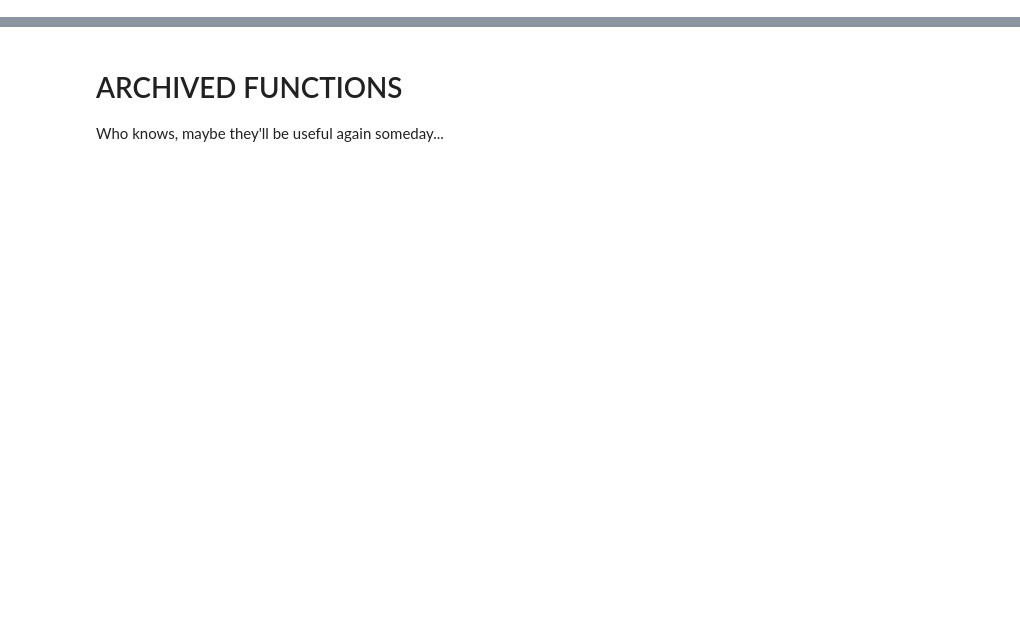
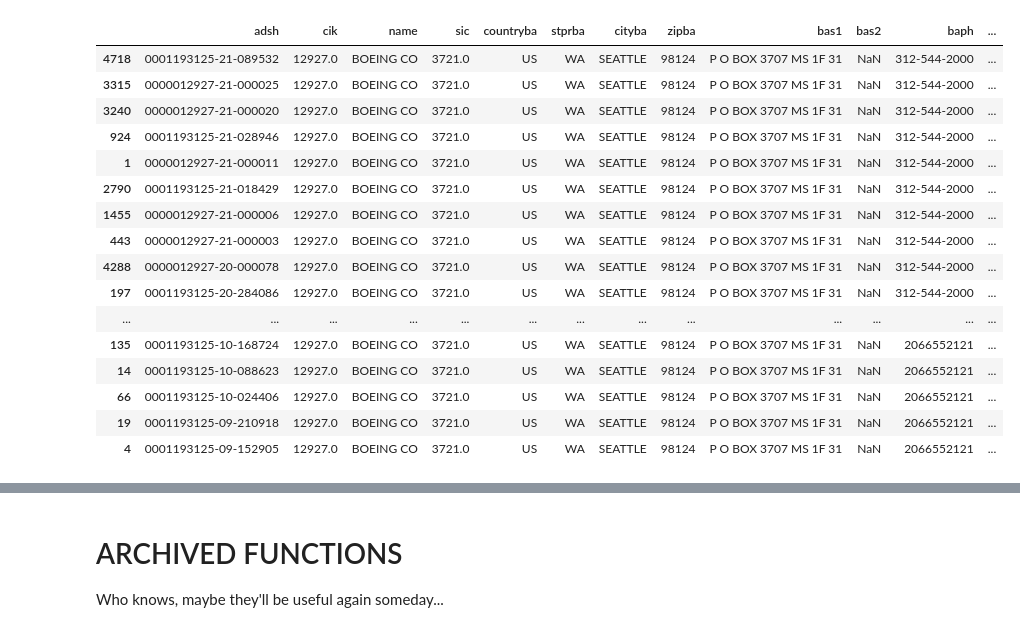
Before and after one commit to mxpoch/LPS, a Jupyter notebook: Scripts/LPS_Workbench.ipynb, the cells around one changed output, grey strips where cells are left out. Saved outputs shown, nothing was run; the diff lists cells and outputs as text; code cells hidden in the pictures; blank space fills up the shorter version.

```diff
--- a/Scripts/LPS_Workbench.ipynb
+++ b/Scripts/LPS_Workbench.ipynb
@@ -221,3 +165,6 @@ def RangedFilings(filings: CompanyFilings, statement='BS', form='10-K') -> pd.Da
     cdf.insert(len(cdf.columns)-1, 'rank', cdf.pop('rank'))
     cdf.insert(1, 'uom', cdf.pop('uom'))
     return cdf
+# %%
+%%time
+tt = CompanyFilings(ticker='ba')
@@ -223,0 +173,20 @@ def RangedFilings(filings: CompanyFilings, statement='BS', form='10-K') -> pd.Da
+# %%
+tt.sub
+# %% [output]
+|  | adsh | cik | name | sic | countryba | stprba | cityba | zipba | bas1 | bas2 | baph | ... |
+| 4718 | 0001193125-21-089532 | 12927.0 | BOEING CO | 3721.0 | US | WA | SEATTLE | 98124 | P O BOX 3707 MS 1F 31 | NaN | 312-544-2000 | ... |
+| 3315 | 0000012927-21-000025 | 12927.0 | BOEING CO | 3721.0 | US | WA | SEATTLE | 98124 | P O BOX 3707 MS 1F 31 | NaN | 312-544-2000 | ... |
+| 3240 | 0000012927-21-000020 | 12927.0 | BOEING CO | 3721.0 | US | WA | SEATTLE | 98124 | P O BOX 3707 MS 1F 31 | NaN | 312-544-2000 | ... |
+| 924 | 0001193125-21-028946 | 12927.0 | BOEING CO | 3721.0 | US | WA | SEATTLE | 98124 | P O BOX 3707 MS 1F 31 | NaN | 312-544-2000 | ... |
+| 1 | 0000012927-21-000011 | 12927.0 | BOEING CO | 3721.0 | US | WA | SEATTLE | 98124 | P O BOX 3707 MS 1F 31 | NaN | 312-544-2000 | ... |
+| 2790 | 0001193125-21-018429 | 12927.0 | BOEING CO | 3721.0 | US | WA | SEATTLE | 98124 | P O BOX 3707 MS 1F 31 | NaN | 312-544-2000 | ... |
+| 1455 | 0000012927-21-000006 | 12927.0 | BOEING CO | 3721.0 | US | WA | SEATTLE | 98124 | P O BOX 3707 MS 1F 31 | NaN | 312-544-2000 | ... |
+| 443 | 0000012927-21-000003 | 12927.0 | BOEING CO | 3721.0 | US | WA | SEATTLE | 98124 | P O BOX 3707 MS 1F 31 | NaN | 312-544-2000 | ... |
+| 4288 | 0000012927-20-000078 | 12927.0 | BOEING CO | 3721.0 | US | WA | SEATTLE | 98124 | P O BOX 3707 MS 1F 31 | NaN | 312-544-2000 | ... |
+| 197 | 0001193125-20-284086 | 12927.0 | BOEING CO | 3721.0 | US | WA | SEATTLE | 98124 | P O BOX 3707 MS 1F 31 | NaN | 312-544-2000 | ... |
+| ... | ... | ... | ... | ... | ... | ... | ... | ... | ... | ... | ... | ... |
+| 135 | 0001193125-10-168724 | 12927.0 | BOEING CO | 3721.0 | US | WA | SEATTLE | 98124 | P O BOX 3707 MS 1F 31 | NaN | 2066552121 | ... |
+| 14 | 0001193125-10-088623 | 12927.0 | BOEING CO | 3721.0 | US | WA | SEATTLE | 98124 | P O BOX 3707 MS 1F 31 | NaN | 2066552121 | ... |
+| 66 | 0001193125-10-024406 | 12927.0 | BOEING CO | 3721.0 | US | WA | SEATTLE | 98124 | P O BOX 3707 MS 1F 31 | NaN | 2066552121 | ... |
+| 19 | 0001193125-09-210918 | 12927.0 | BOEING CO | 3721.0 | US | WA | SEATTLE | 98124 | P O BOX 3707 MS 1F 31 | NaN | 2066552121 | ... |
+| 4 | 0001193125-09-152905 | 12927.0 | BOEING CO | 3721.0 | US | WA | SEATTLE | 98124 | P O BOX 3707 MS 1F 31 | NaN | 2066552121 | ... |
```
Also changed, not shown: parts of 31 cells of this notebook.
